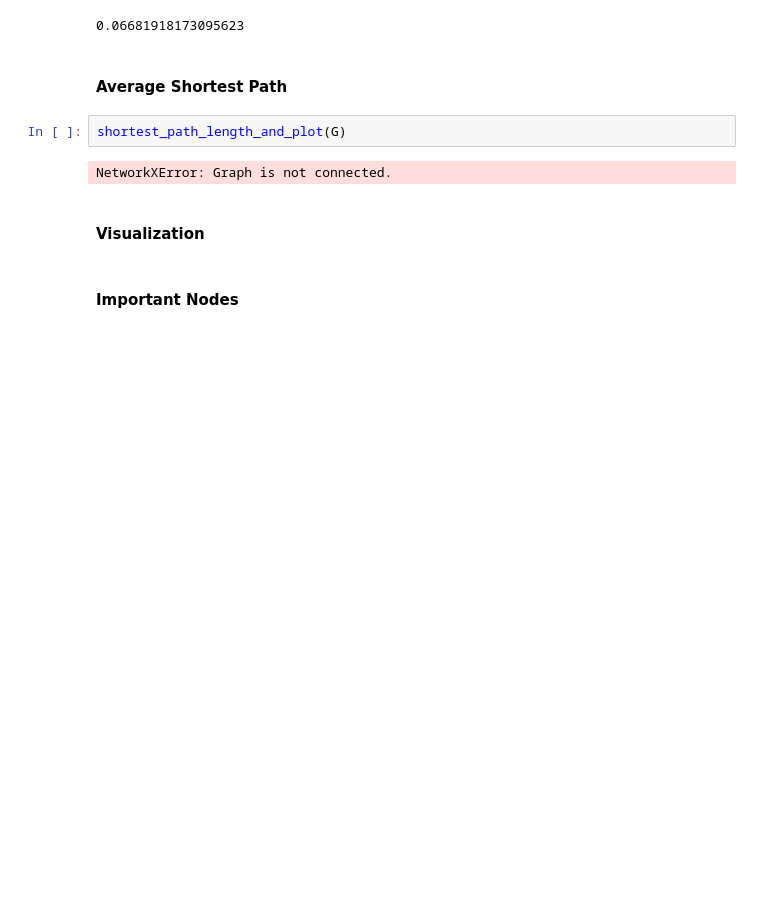
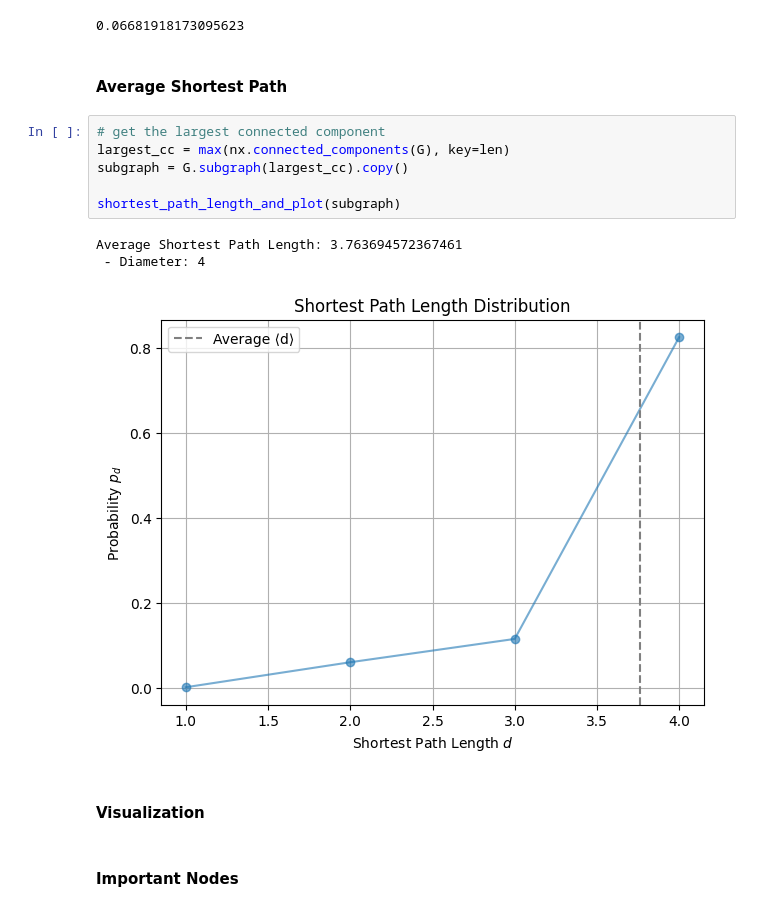
Before and after one commit to Master-HPC-2025/SNA-steam, a Jupyter notebook: project.ipynb, the cells around one changed output. Drawn from its saved outputs; the diff is of its cells as text; blank space fills up the shorter version.

```diff
--- a/project.ipynb
+++ b/project.ipynb
@@ -385,9 +383,15 @@ Clustering Coefficient is high compared to the edge density.
 # %% [markdown]
 #### Average Shortest Path
 # %%
-shortest_path_length_and_plot(G)
+# get the largest connected component
+largest_cc = max(nx.connected_components(G), key=len)
+subgraph = G.subgraph(largest_cc).copy()
+
+shortest_path_length_and_plot(subgraph)
 # %% [output]
-NetworkXError: Graph is not connected.
+Average Shortest Path Length: 3.763694572367461
+ - Diameter: 4
+[figure, added]
 # %% [markdown]
 #### Visualization
 # %% [markdown]
```
Also changed, not shown: parts of 8 cells of this notebook.
